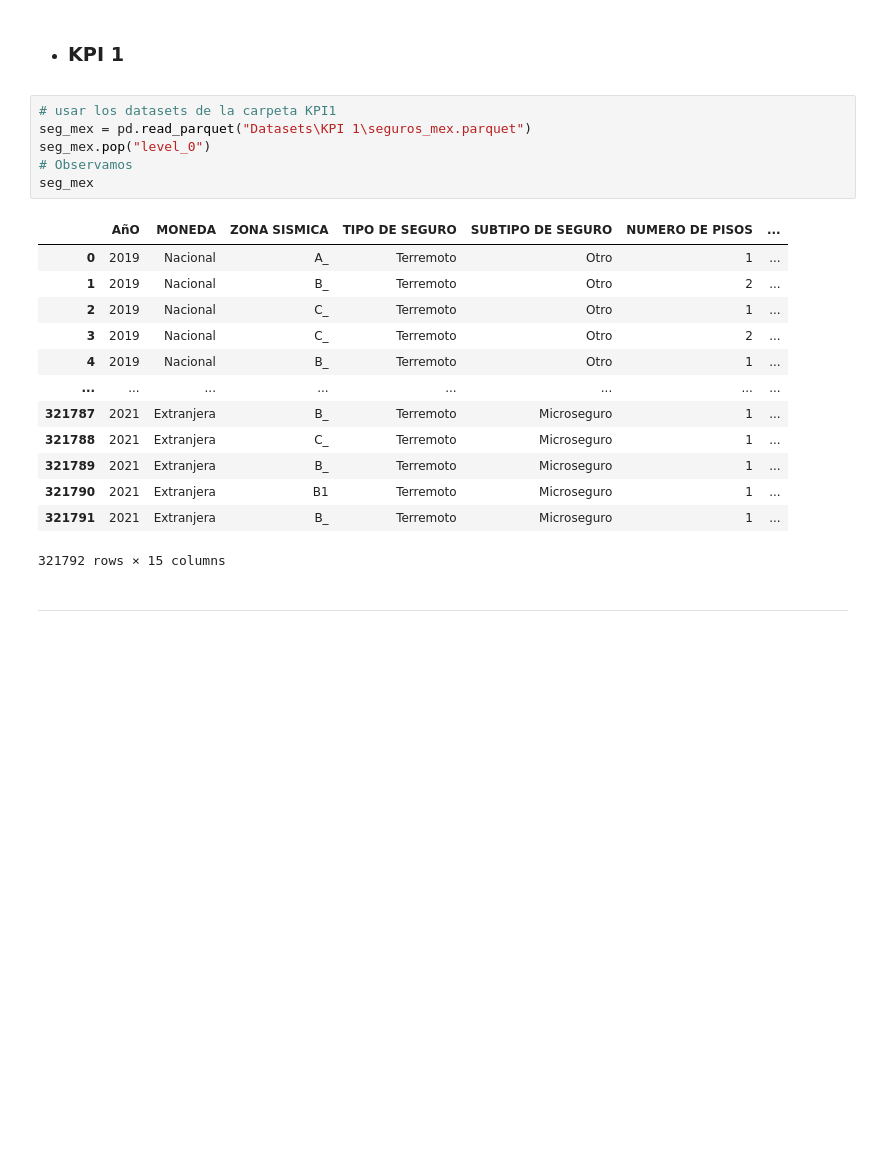
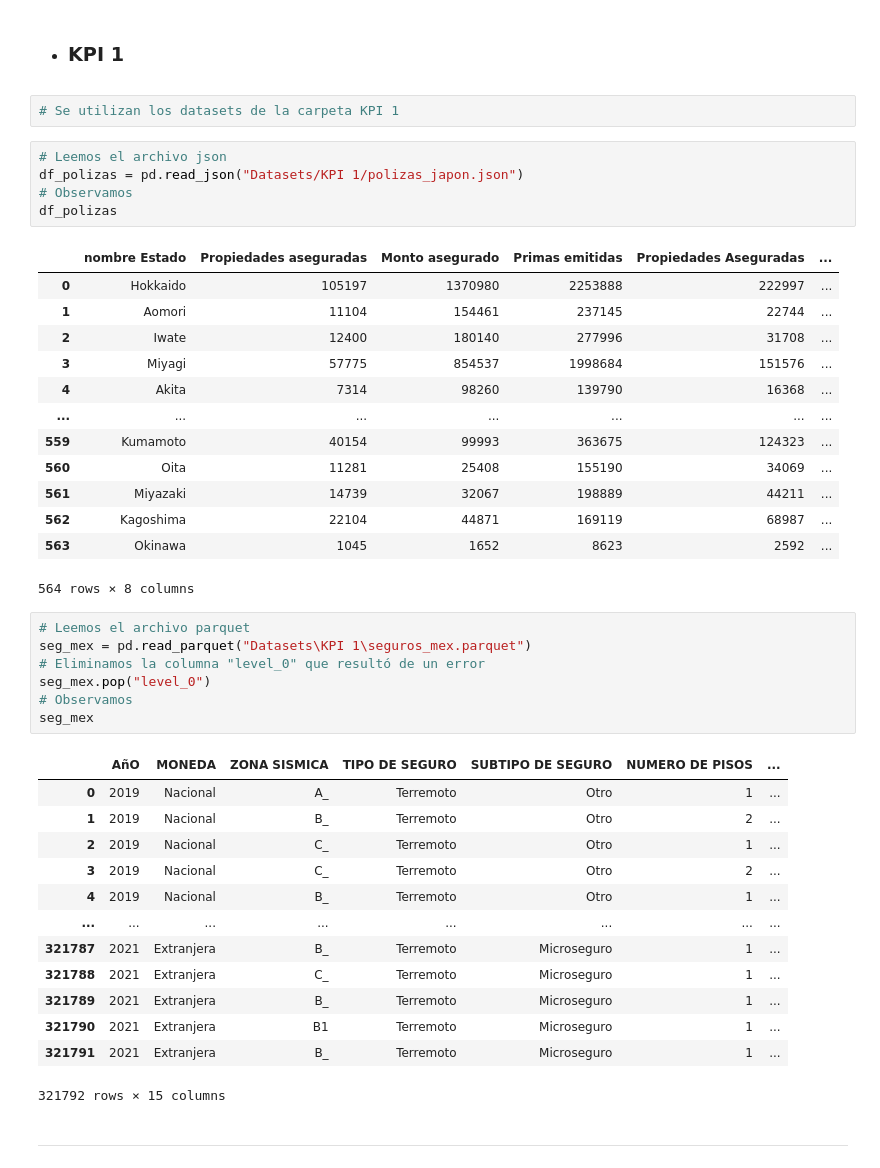
Before and after one commit to ReneRamosTrvn/alertas_sismicas, a Jupyter notebook: ETL.ipynb, the cells around one changed output. Cells and saved outputs as stored; diff of their text form; blank space fills up the shorter version.

```diff
--- a/ETL.ipynb
+++ b/ETL.ipynb
@@ -264,9 +275,31 @@ df_mexico.to_json("México.json")
 ---
 # %% [markdown]
 + ### KPI 1
+# %%
+# Se utilizan los datasets de la carpeta KPI 1
+# %%
+# Leemos el archivo json
+df_polizas = pd.read_json("Datasets/KPI 1/polizas_japon.json")
+# Observamos
+df_polizas
+# %% [output]
+|  | nombre Estado | Propiedades aseguradas | Monto asegurado | Primas emitidas | Propiedades Aseguradas | ... |
+| 0 | Hokkaido | 105197 | 1370980 | 2253888 | 222997 | ... |
+| 1 | Aomori | 11104 | 154461 | 237145 | 22744 | ... |
+| 2 | Iwate | 12400 | 180140 | 277996 | 31708 | ... |
+| 3 | Miyagi | 57775 | 854537 | 1998684 | 151576 | ... |
+| 4 | Akita | 7314 | 98260 | 139790 | 16368 | ... |
+| ... | ... | ... | ... | ... | ... | ... |
+| 559 | Kumamoto | 40154 | 99993 | 363675 | 124323 | ... |
+| 560 | Oita | 11281 | 25408 | 155190 | 34069 | ... |
+| 561 | Miyazaki | 14739 | 32067 | 198889 | 44211 | ... |
+| 562 | Kagoshima | 22104 | 44871 | 169119 | 68987 | ... |
+| 563 | Okinawa | 1045 | 1652 | 8623 | 2592 | ... |
+564 rows × 8 columns
 # %%
-# usar los datasets de la carpeta KPI1
+# Leemos el archivo parquet
 seg_mex = pd.read_parquet("Datasets\KPI 1\seguros_mex.parquet")
+# Eliminamos la columna "level_0" que resultó de un error
 seg_mex.pop("level_0")
 # Observamos
 seg_mex
```
Also changed, not shown: parts of 25 cells of this notebook, 3 other files.
